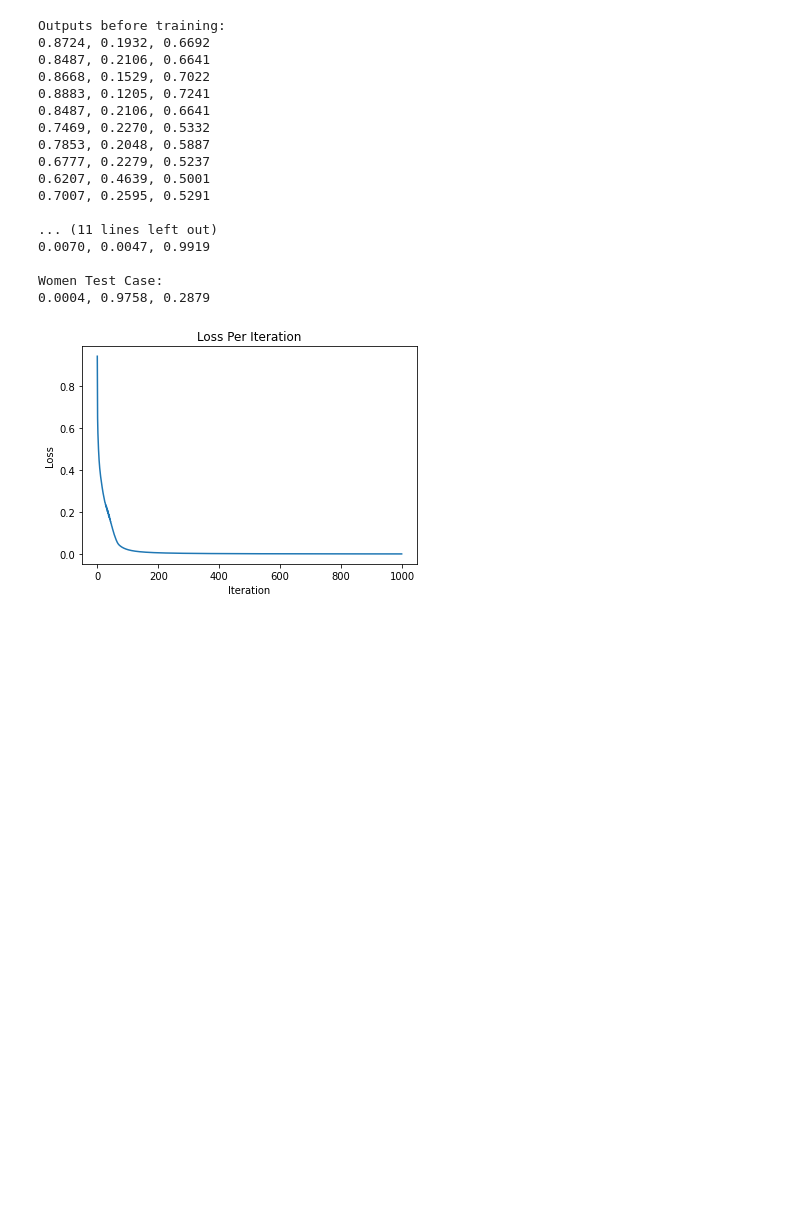
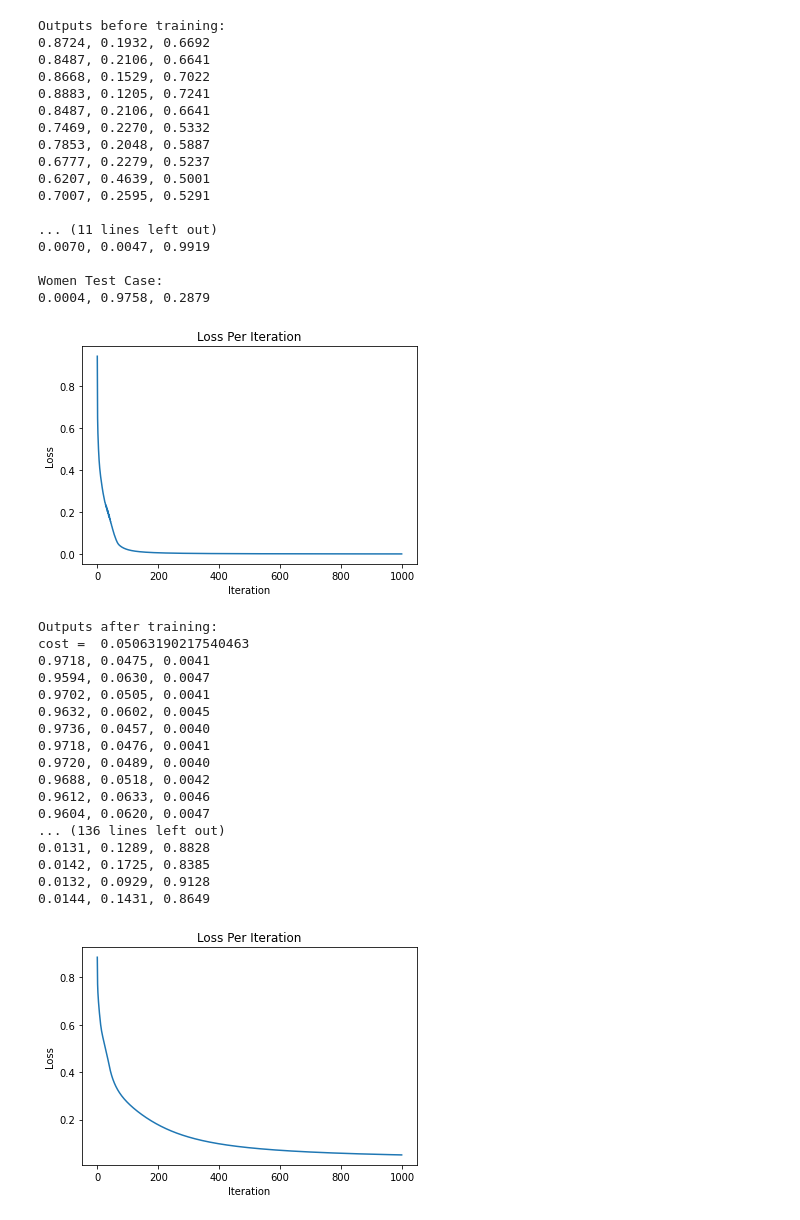
Before and after one commit to MK-CIAN/A.I.-MLP-ASSIGNMENT, a Jupyter notebook: XOR_MLP v1.ipynb, the cells around one changed output. Saved outputs shown, nothing was run; the diff lists cells and outputs as text; code cells hidden in the pictures; blank space fills up the shorter version.

Commit message:
Partial Iris Data Training

```diff
--- a/XOR_MLP v1.ipynb
+++ b/XOR_MLP v1.ipynb
@@ -572,0 +598,41 @@ Women Test Case:
+# %%
+#Iris data set with MLP
+xs = iris_data_inputs.T
+
+#Creating the MLP
+iris_mlp = MLP(4,7,3)
+
+#Setting the training inputs and outputs
+iris_mlp.train_inputs = iris_data_inputs
+iris_mlp.train_outputs = iris_data_output
+
+#Outputs before training
+#print("Outputs before training:\n" + iris_mlp.feedforward(xs))
+
+#Training the MLP
+epochs = 1000
+learning_rate = 0.8
+
+print("\nOutputs after training:")
+c = iris_mlp.train(epochs, learning_rate)
+print("cost = ", str(c[-1]))
+print(iris_mlp.feedforward(xs))
+# %% [output]
+Outputs after training:
+cost =  0.05063190217540463
+0.9718, 0.0475, 0.0041
+0.9594, 0.0630, 0.0047
+0.9702, 0.0505, 0.0041
+0.9632, 0.0602, 0.0045
+0.9736, 0.0457, 0.0040
+0.9718, 0.0476, 0.0041
+0.9720, 0.0489, 0.0040
+0.9688, 0.0518, 0.0042
+0.9612, 0.0633, 0.0046
+0.9604, 0.0620, 0.0047
+... (136 lines left out)
+0.0131, 0.1289, 0.8828
+0.0142, 0.1725, 0.8385
+0.0132, 0.0929, 0.9128
+0.0144, 0.1431, 0.8649
+[figure, added]
```
Also changed, not shown: parts of 1 cell of this notebook.
